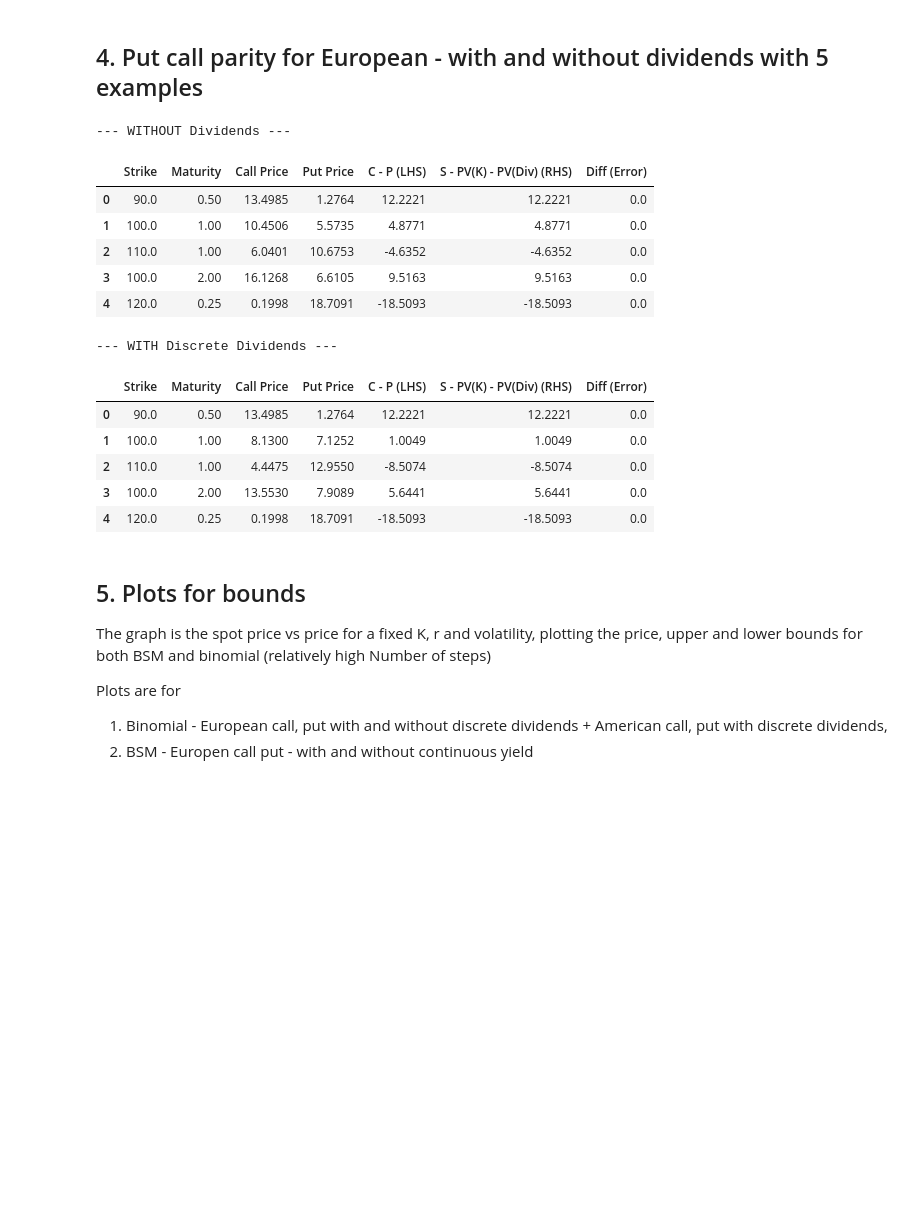
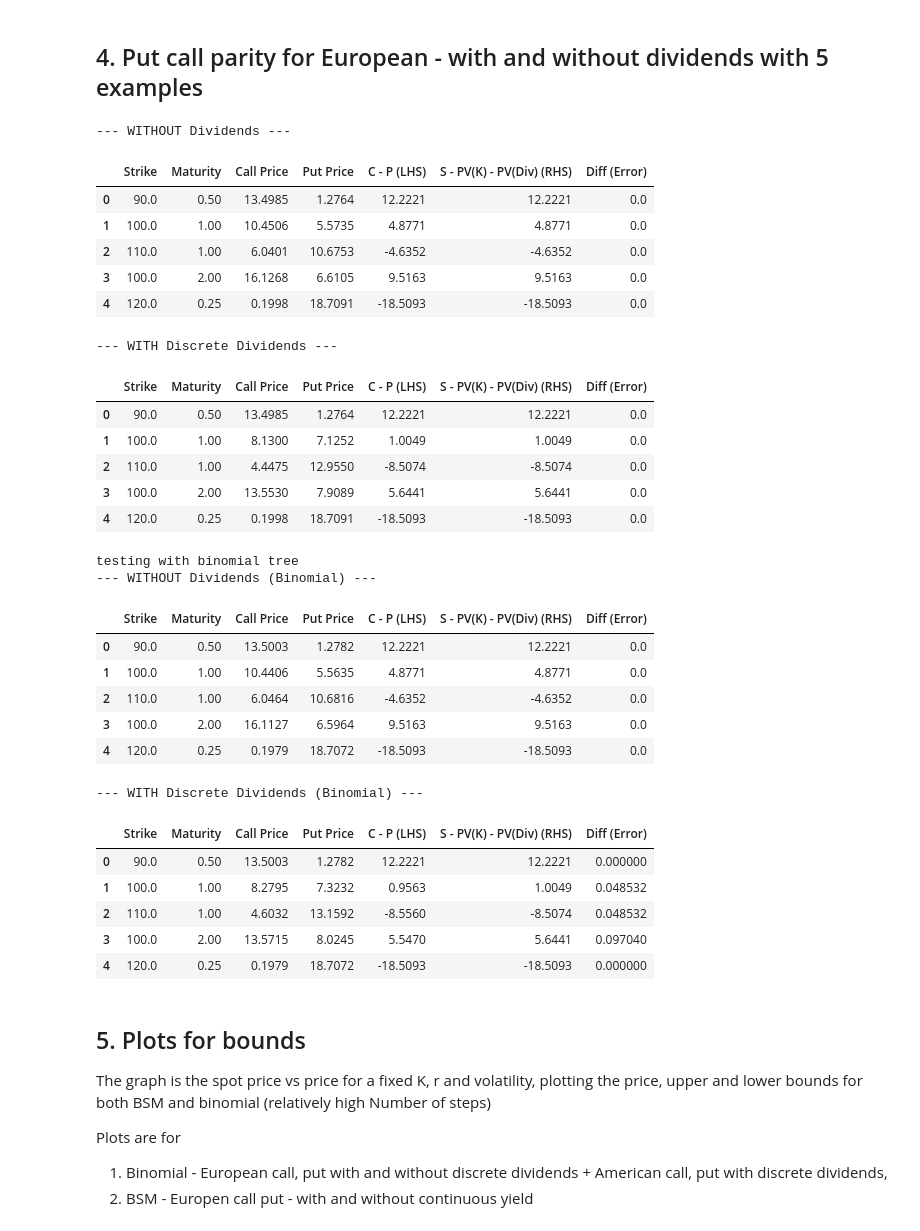
Before and after one commit to Sakii0912/Options_Pricing_Engine, a Jupyter notebook: notebooks/BSM_Binomial.ipynb, the cells around one changed output. Saved outputs shown, nothing was run; the diff lists cells and outputs as text; code cells hidden in the pictures; blank space fills up the shorter version.

Commit message:
changes in put call parity report

```diff
--- a/notebooks/BSM_Binomial.ipynb
+++ b/notebooks/BSM_Binomial.ipynb
@@ -201,32 +201,55 @@ Deep ITM European Put for Theta:
 # %%
 examples = [
     {'strike': 90.0, 'maturity': 0.5},
     {'strike': 100.0, 'maturity': 1.0},
     {'strike': 110.0, 'maturity': 1.0},
     {'strike': 100.0, 'maturity': 2.0},
     {'strike': 120.0, 'maturity': 0.25}
 ]
 
 print("--- WITHOUT Dividends ---")
 display(generate_put_call_parity_table(market_no_div, examples))
 
-print("\n--- WITH Discrete Dividends ---")
+print("\n--- WITH Dividends ---")
 display(generate_put_call_parity_table(market_div, examples))
+
+print("testing with binomial tree")
+
+print("--- WITHOUT Dividends (Binomial) ---")
+display(generate_pc_parity_table_binomial(market_no_div, examples))
+
+print("\n--- WITH Discrete Dividends (Binomial) ---")
+display(generate_pc_parity_table_binomial(market_div, examples))
 # %% [output]
 --- WITHOUT Dividends ---
 |  | Strike | Maturity | Call Price | Put Price | C - P (LHS) | S - PV(K) - PV(Div) (RHS) | Diff (Error) |
 | 0 | 90.0 | 0.50 | 13.4985 | 1.2764 | 12.2221 | 12.2221 | 0.0 |
 | 1 | 100.0 | 1.00 | 10.4506 | 5.5735 | 4.8771 | 4.8771 | 0.0 |
 | 2 | 110.0 | 1.00 | 6.0401 | 10.6753 | -4.6352 | -4.6352 | 0.0 |
 | 3 | 100.0 | 2.00 | 16.1268 | 6.6105 | 9.5163 | 9.5163 | 0.0 |
 | 4 | 120.0 | 0.25 | 0.1998 | 18.7091 | -18.5093 | -18.5093 | 0.0 |
 --- WITH Discrete Dividends ---
 |  | Strike | Maturity | Call Price | Put Price | C - P (LHS) | S - PV(K) - PV(Div) (RHS) | Diff (Error) |
 | 0 | 90.0 | 0.50 | 13.4985 | 1.2764 | 12.2221 | 12.2221 | 0.0 |
 | 1 | 100.0 | 1.00 | 8.1300 | 7.1252 | 1.0049 | 1.0049 | 0.0 |
 | 2 | 110.0 | 1.00 | 4.4475 | 12.9550 | -8.5074 | -8.5074 | 0.0 |
 | 3 | 100.0 | 2.00 | 13.5530 | 7.9089 | 5.6441 | 5.6441 | 0.0 |
 | 4 | 120.0 | 0.25 | 0.1998 | 18.7091 | -18.5093 | -18.5093 | 0.0 |
+testing with binomial tree
+--- WITHOUT Dividends (Binomial) ---
+|  | Strike | Maturity | Call Price | Put Price | C - P (LHS) | S - PV(K) - PV(Div) (RHS) | Diff (Error) |
+| 0 | 90.0 | 0.50 | 13.5003 | 1.2782 | 12.2221 | 12.2221 | 0.0 |
+| 1 | 100.0 | 1.00 | 10.4406 | 5.5635 | 4.8771 | 4.8771 | 0.0 |
+| 2 | 110.0 | 1.00 | 6.0464 | 10.6816 | -4.6352 | -4.6352 | 0.0 |
+| 3 | 100.0 | 2.00 | 16.1127 | 6.5964 | 9.5163 | 9.5163 | 0.0 |
+| 4 | 120.0 | 0.25 | 0.1979 | 18.7072 | -18.5093 | -18.5093 | 0.0 |
+--- WITH Discrete Dividends (Binomial) ---
+|  | Strike | Maturity | Call Price | Put Price | C - P (LHS) | S - PV(K) - PV(Div) (RHS) | Diff (Error) |
+| 0 | 90.0 | 0.50 | 13.5003 | 1.2782 | 12.2221 | 12.2221 | 0.000000 |
+| 1 | 100.0 | 1.00 | 8.2795 | 7.3232 | 0.9563 | 1.0049 | 0.048532 |
+| 2 | 110.0 | 1.00 | 4.6032 | 13.1592 | -8.5560 | -8.5074 | 0.048532 |
+| 3 | 100.0 | 2.00 | 13.5715 | 8.0245 | 5.5470 | 5.6441 | 0.097040 |
+| 4 | 120.0 | 0.25 | 0.1979 | 18.7072 | -18.5093 | -18.5093 | 0.000000 |
 # %% [markdown]
 ## 5. Plots for bounds
 
```
Also changed, not shown: parts of 1 cell of this notebook, 22 other files.
